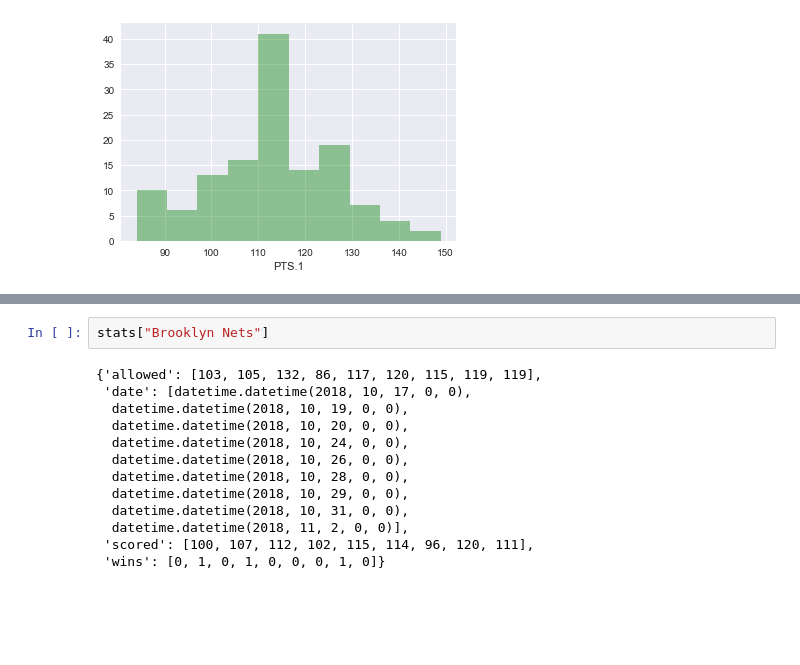
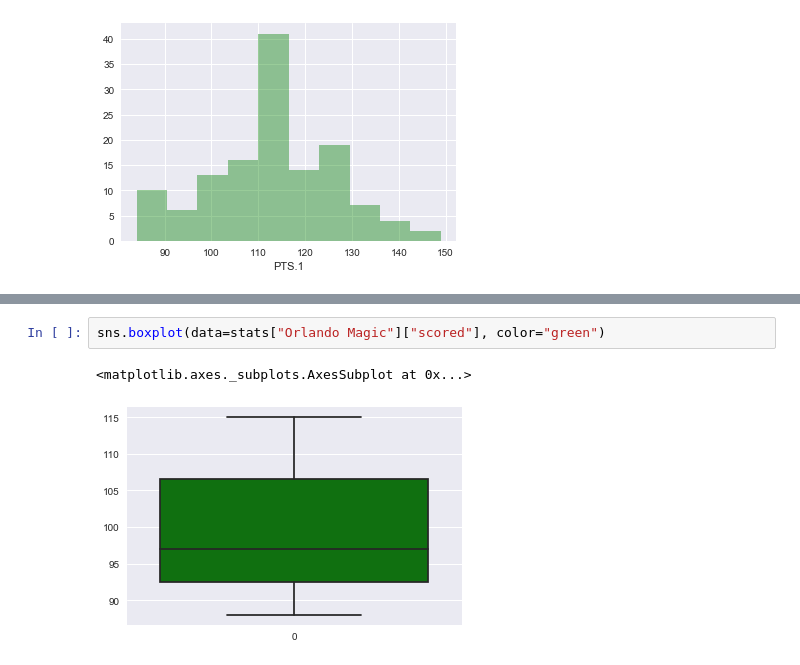
Before and after one commit to laimis/gamepredictions, a Jupyter notebook: train_model.ipynb, the cells around one changed output, grey strips where cells are left out. Drawn from its saved outputs; the diff is of its cells as text; blank space fills up the shorter version.

```diff
--- a/train_model.ipynb
+++ b/train_model.ipynb
@@ -173,15 +168,5 @@ NameError: name 'key' is not defined
-# %%
-stats["Brooklyn Nets"]
-# %% [output]
-{'allowed': [103, 105, 132, 86, 117, 120, 115, 119, 119],
- 'date': [datetime.datetime(2018, 10, 17, 0, 0),
-  datetime.datetime(2018, 10, 19, 0, 0),
-  datetime.datetime(2018, 10, 20, 0, 0),
-  datetime.datetime(2018, 10, 24, 0, 0),
-  datetime.datetime(2018, 10, 26, 0, 0),
-  datetime.datetime(2018, 10, 28, 0, 0),
-  datetime.datetime(2018, 10, 29, 0, 0),
-  datetime.datetime(2018, 10, 31, 0, 0),
-  datetime.datetime(2018, 11, 2, 0, 0)],
- 'scored': [100, 107, 112, 102, 115, 114, 96, 120, 111],
- 'wins': [0, 1, 0, 1, 0, 0, 0, 1, 0]}
+# %%
+sns.boxplot(data=stats["Orlando Magic"]["scored"], color="green")
+# %% [output]
+<matplotlib.axes._subplots.AxesSubplot at 0x...>
+[figure, added]
```
Also changed, not shown: parts of 6 cells of this notebook, 7 other files.
